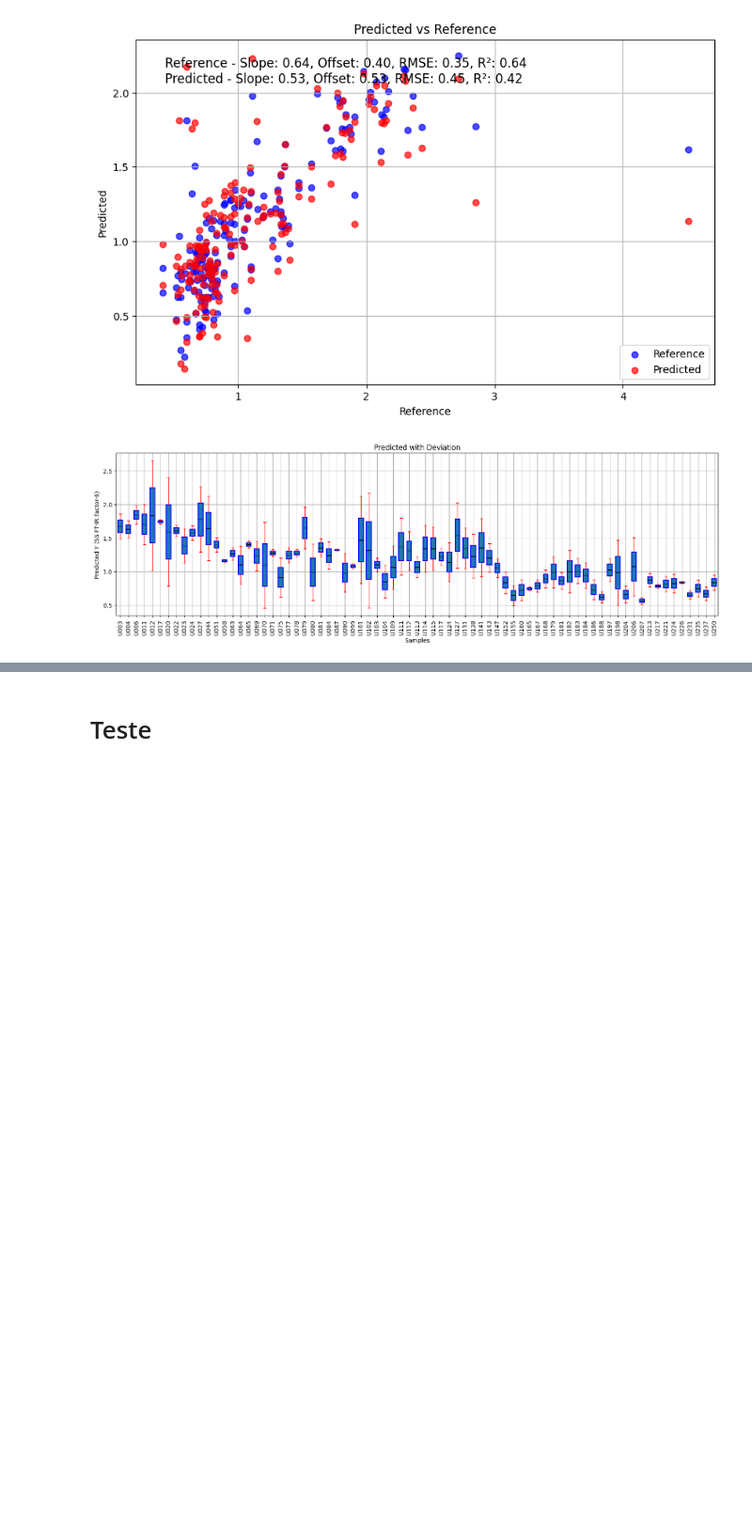
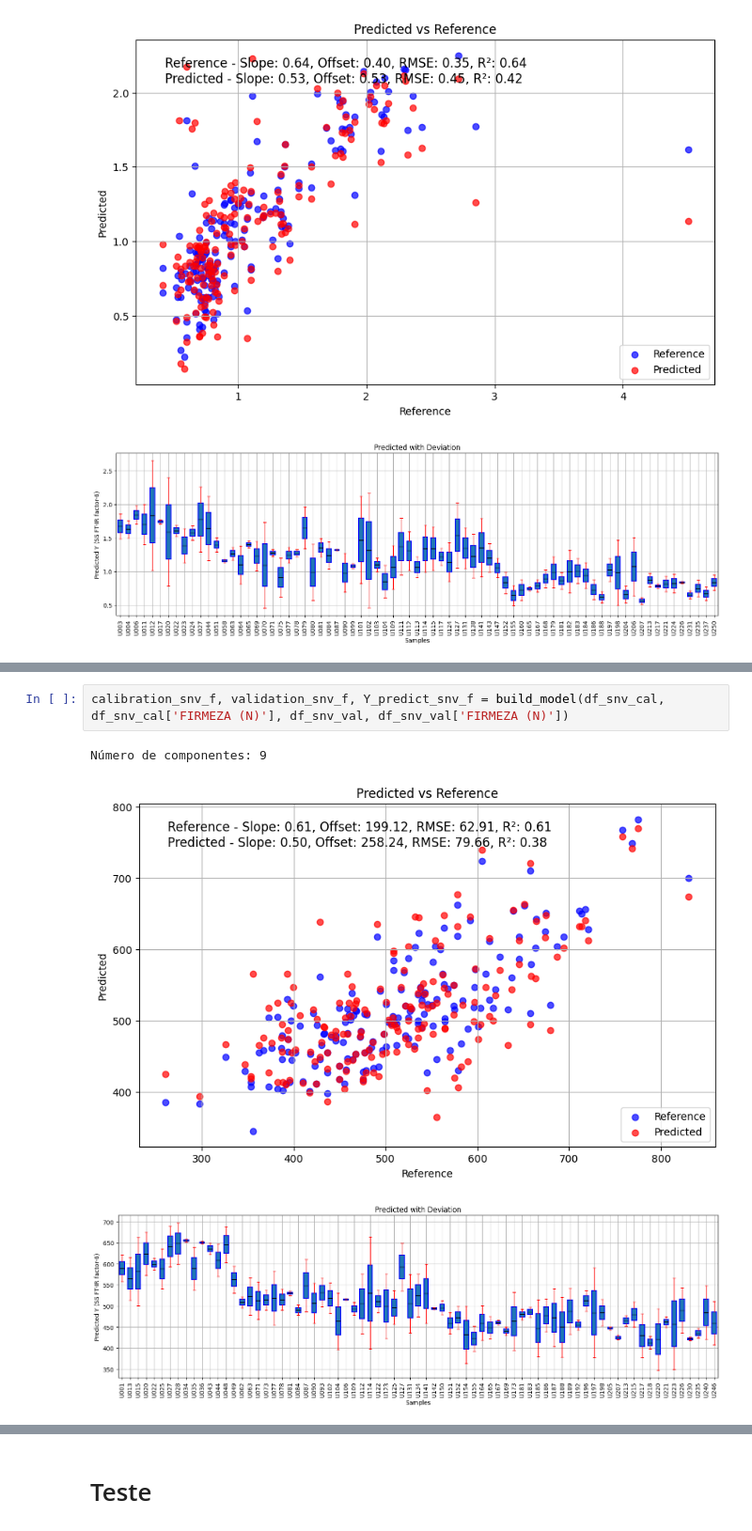
Before and after one commit to xndrxssx/cotton_candy_spectral_analysis, a Jupyter notebook: Partial Least Squares Regression/cotton_candy_PLSR.ipynb, the cells around one changed output, grey strips where cells are left out. Shown at 94% size. Drawn from its saved outputs; the diff is of its cells as text; blank space fills up the shorter version.

```diff
--- a/Partial Least Squares Regression/cotton_candy_PLSR.ipynb
+++ b/Partial Least Squares Regression/cotton_candy_PLSR.ipynb
@@ -311,0 +335,6 @@ calibration_msc_ubs, validation_msc_ubs, Y_predict_msc_ubs = build_model(df_msc_
+# %%
+calibration_snv_f, validation_snv_f, Y_predict_snv_f = build_model(df_snv_cal, df_snv_cal['FIRMEZA (N)'], df_snv_val, df_snv_val['FIRMEZA (N)'])
+# %% [output]
+Número de componentes: 9
+[figure, added]
+[figure, added]
```
Also changed, not shown: parts of 11 cells of this notebook.
